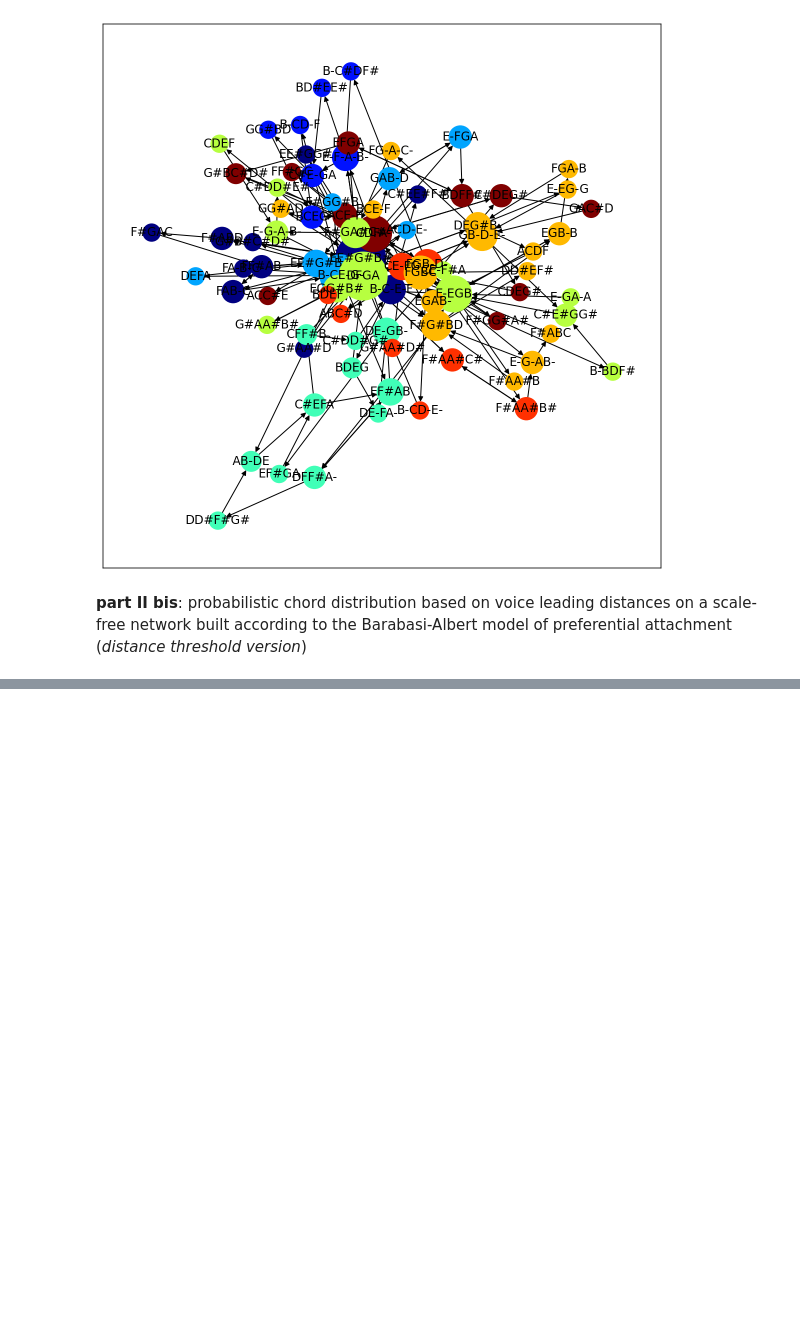
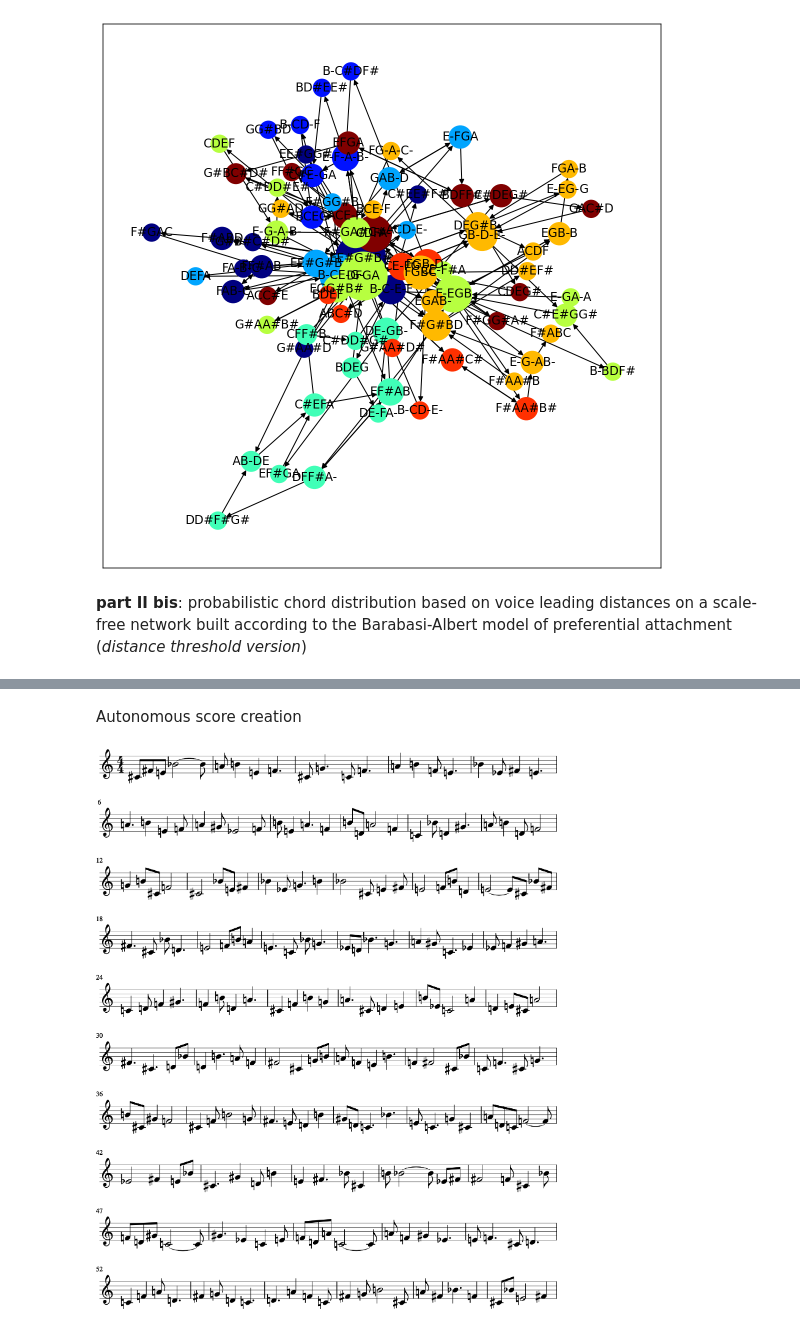
Before and after one commit to marcobn/musicntwrk, a Jupyter notebook: musicntwrk-2.0/examples/Examples-advanced_harmony.ipynb, the cells around one changed output, grey strips where cells are left out. Drawn from its saved outputs; the diff is of its cells as text; code cells hidden in the pictures; blank space fills up the shorter version.

```diff
--- a/musicntwrk-2.0/examples/Examples-advanced_harmony.ipynb
+++ b/musicntwrk-2.0/examples/Examples-advanced_harmony.ipynb
@@ -171,0 +179,2 @@ Length of Eulerian circuit: 155
+# %%
+dictrtm,_ = mk.dictionary(space='rhythmP',N=8,Nc=4,REF='e')
@@ -171,0 +183,3 @@ Length of Eulerian circuit: 155
+# %%
+nodes,edges = mk.network(space='rLead',dictionary=dictrtm,thup=30,thdw=0.1,
+                         distance='euclidean',prob=1,write=False)
@@ -171,0 +193,6 @@ Length of Eulerian circuit: 155
+# %% [markdown]
+Autonomous score creation
+# %%
+scoreDesign(euseq,durations,write=False)
+# %% [output]
+[figure, added]
```
Also changed, not shown: parts of 9 cells of this notebook.
